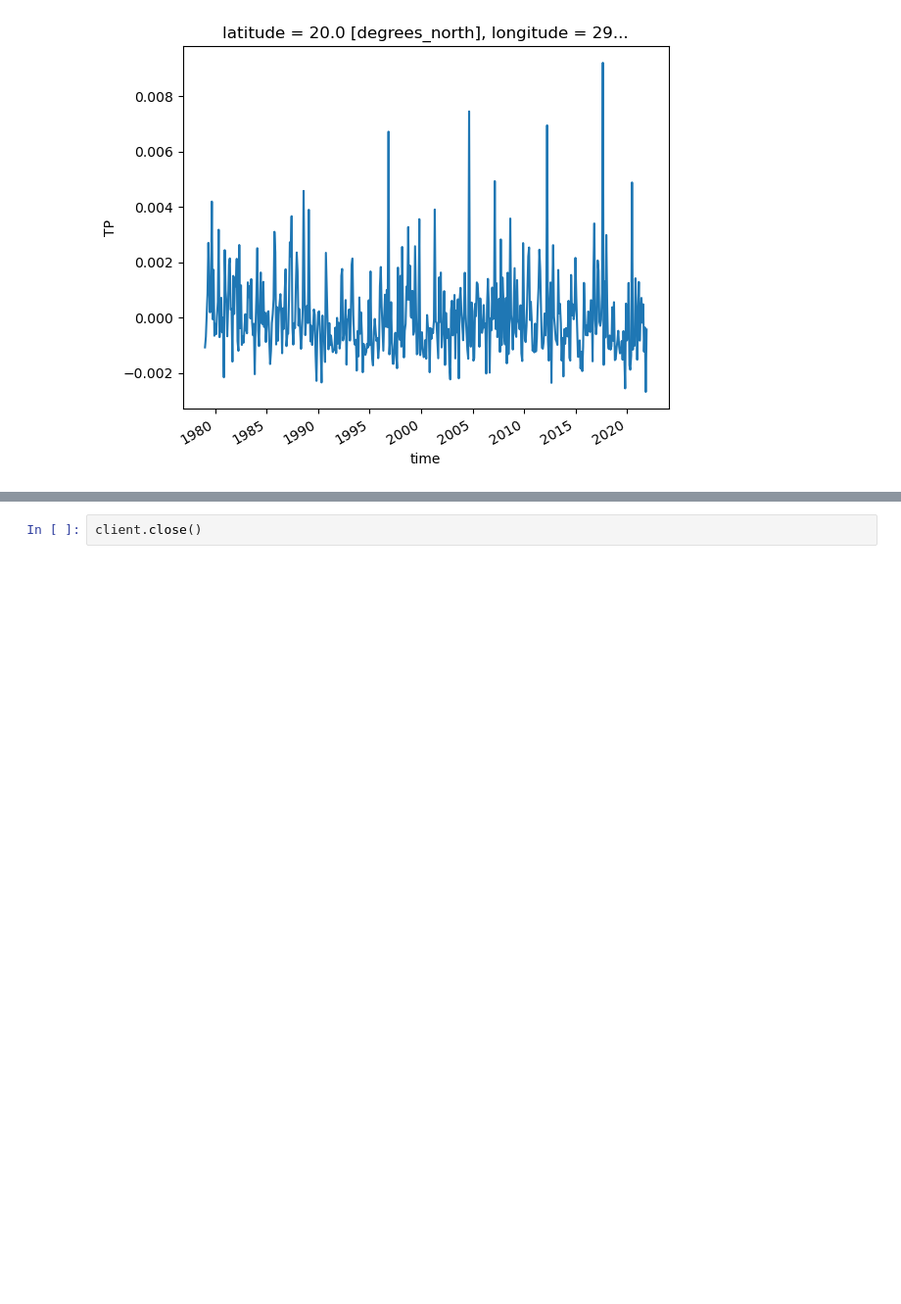
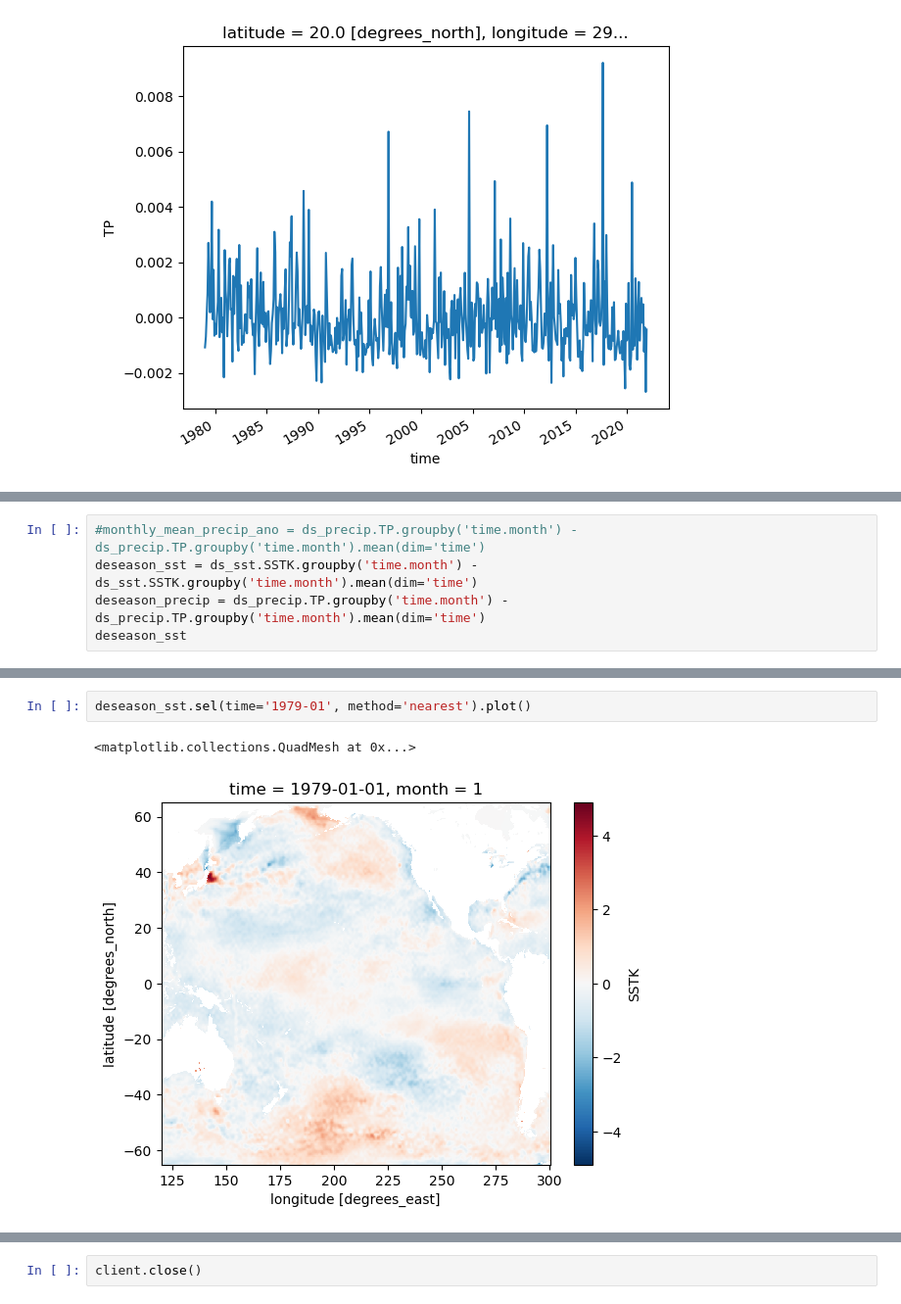
Before and after one commit to atmsillinois/time-series-and-eofs-leanneblind, a Jupyter notebook: project4_atms523_blind.ipynb, the cells around one changed output, grey strips where cells are left out. Shown at 98% size. Saved outputs shown, nothing was run; the diff lists cells and outputs as text; blank space fills up the shorter version.

Commit message:
First try at deseasonalizing, detrending, and standardizing the SST and TP data

```diff
--- a/project4_atms523_blind.ipynb
+++ b/project4_atms523_blind.ipynb
@@ -234,0 +253,5 @@ monthly_mean_precip_ano.sel(longitude=290, latitude=20, method='nearest').plot()
+# %%
+#monthly_mean_precip_ano = ds_precip.TP.groupby('time.month') - ds_precip.TP.groupby('time.month').mean(dim='time')
+deseason_sst = ds_sst.SSTK.groupby('time.month') - ds_sst.SSTK.groupby('time.month').mean(dim='time')
+deseason_precip = ds_precip.TP.groupby('time.month') - ds_precip.TP.groupby('time.month').mean(dim='time')
+deseason_sst
@@ -234,0 +284,5 @@ monthly_mean_precip_ano.sel(longitude=290, latitude=20, method='nearest').plot()
+# %%
+deseason_sst.sel(time='1979-01', method='nearest').plot()
+# %% [output]
+<matplotlib.collections.QuadMesh at 0x...>
+[figure, added]
```
Also changed, not shown: parts of 17 cells of this notebook.
